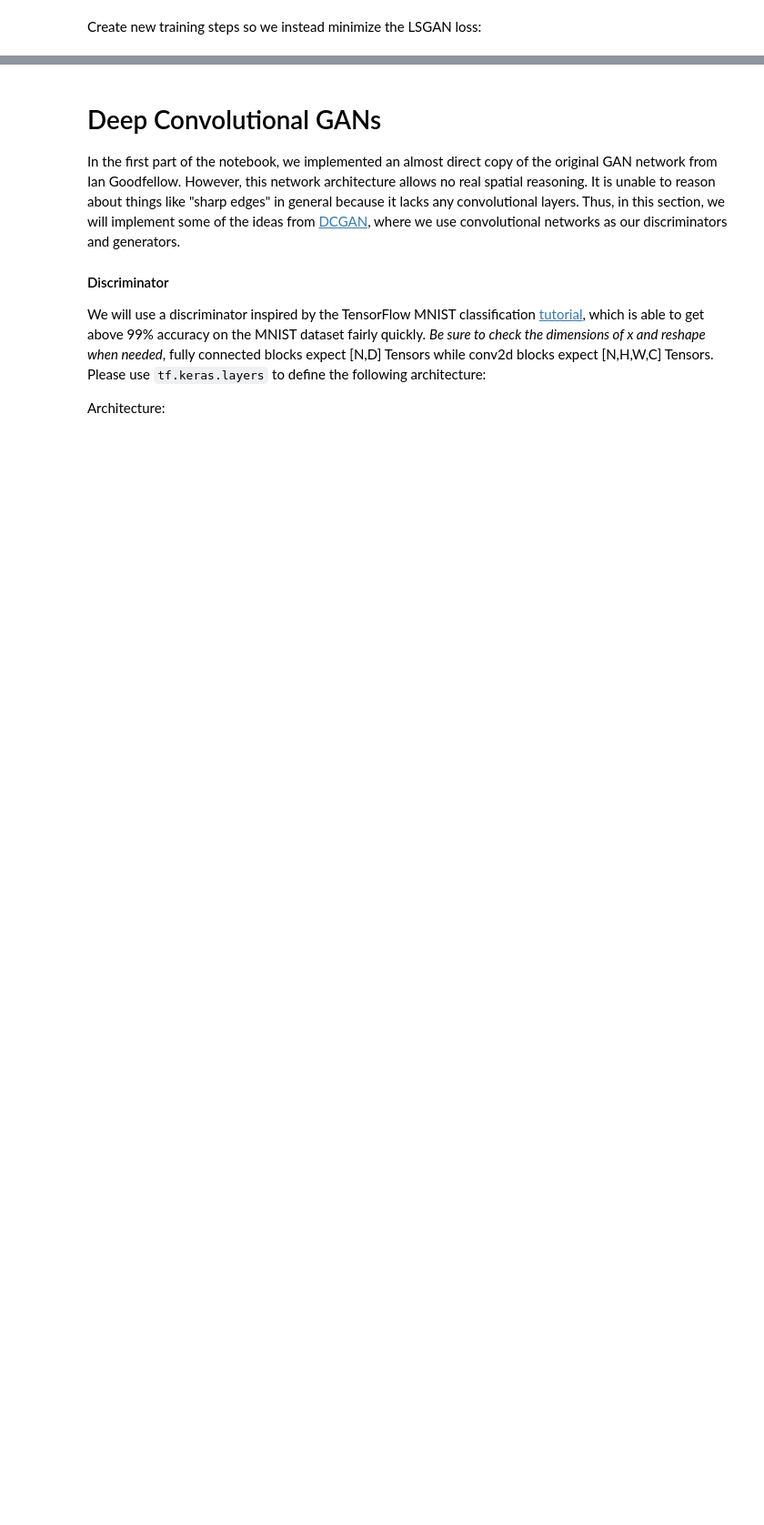
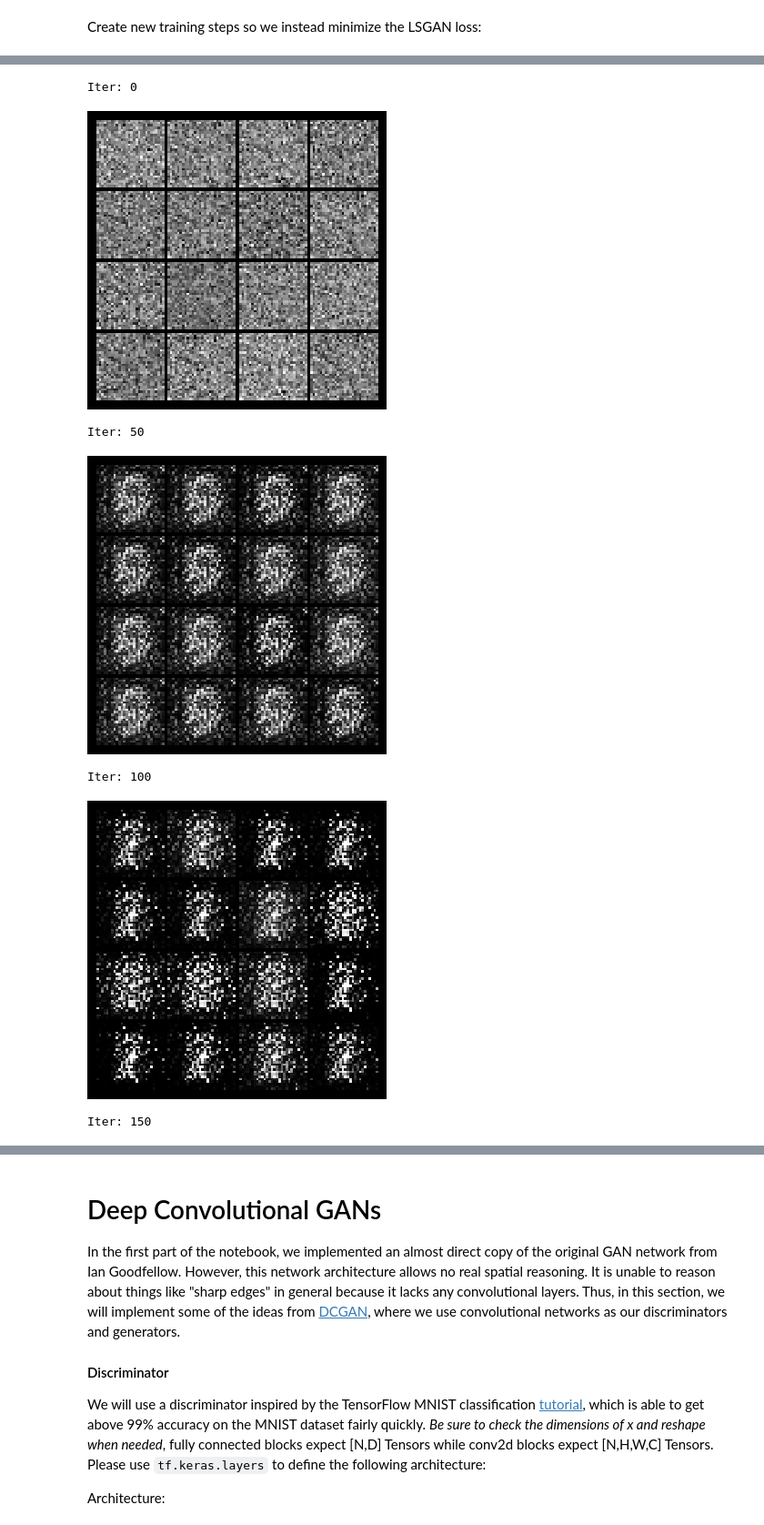
Before and after one commit to Andrew2077/GANS-Creation-Assigment-6, a Jupyter notebook: A6_GANs.ipynb, the cells around one changed output, grey strips where cells are left out. Shown at 91% size. Saved outputs shown, nothing was run; the diff lists cells and outputs as text; code cells hidden in the pictures; blank space fills up the shorter version.

```diff
--- a/A6_GANs.ipynb
+++ b/A6_GANs.ipynb
@@ -376,7 +467,8 @@ def get_solvers(learning_rate=1e-3, beta1=0.5):
     G_solver = None
     # *****START OF YOUR CODE (DO NOT DELETE/MODIFY THIS LINE)*****
 
-    pass
+    D_solver = tf.keras.optimizers.Adam(learning_rate=learning_rate, beta_1=beta1)
+    G_solver = tf.keras.optimizers.Adam(learning_rate=learning_rate, beta_1=beta1)
 
     # *****END OF YOUR CODE (DO NOT DELETE/MODIFY THIS LINE)*****
     return D_solver, G_solver
@@ -390,7 +482,7 @@ Well that wasn't so hard, was it? After the first epoch, you should see fuzzy ou
 # %% [markdown]
 Implement the training like we did in the tutorials
 # %%
-def run_a_gan(D, G, D_solver, G_solver, discriminator_loss, generator_loss,\
+def run_a_gan(D, G, D_solver, G_solver, discriminator_loss, generator_loss,
               show_every=250, print_every=20, batch_size=128, num_epochs=10, noise_size=96):
     """Train a GAN for a certain number of epochs.
 
@@ -413,29 +505,50 @@ def run_a_gan(D, G, D_solver, G_solver, discriminator_loss, generator_loss,\
 
           # Train discriminator
             with tf.GradientTape() as tape:
+                #* handeling real data
                 real_data = x
                 #print("img:", x.shape)
                 logits_real = D(preprocess_img(real_data))
 
                 ######START YOUR CODE HERE##########
+                #* handeling fake data
+                # z =tf.random.normal(shape=(batch_size, noise_size))
+                g_noise = sample_noise(batch_size, noise_size)
+                fake_images = G(g_noise)
+                # logits_fake = D(fake_images)
+                logits_fake = D(tf.reshape(fake_images, [batch_size, 784]))
 
+                #* loss and gradients
+                d_total_error = discriminator_loss(logits_real, logits_fake)
 
+            grads_d = tape.gradient(d_total_error, D.trainable_variables)
+            D_solver.apply_gradients(zip(grads_d, D.trainable_variables))
 
-                ######END YOUR CODE HERE##########
-
+            ######END YOUR CODE HERE##########
 
           # Train generator
             with tf.GradientTape() as tape:
 
                 ######START YOUR CODE HERE##########
+                #* handeling fake data
+                g_noise = sample_noise(batch_size, noise_size)
+                fake_images = G(g_noise)
 
+                #* handling genetated fake data
+                # g_logits_fake = D(fake_images)
 
+                g_logits_fake = D(tf.reshape(fake_images, [batch_size, 784]))
+                g_error = generator_loss(g_logits_fake)
 
+                #* loss and gradients
+            grads_g = tape.gradient(g_error, G.trainable_variables)
+            G_solver.apply_gradients(zip(grads_g, G.trainable_variables))
 
                 ######END YOUR CODE HERE##########
 
             if (iter_count % show_every == 0):
-                print('Epoch: {}, Iter: {}, D: {:.4}, G:{:.4}'.format(epoch, iter_count,d_total_error,g_error))
+                print('Epoch: {}, Iter: {}, D: {:.4}, G:{:.4}'.format(
+                    epoch, iter_count, d_total_error, g_error))
                 imgs_numpy = tf.identity(fake_images).numpy()
                 images.append(imgs_numpy[0:16])
 
@@ -491,7 +638,9 @@ def ls_discriminator_loss(scores_real, scores_fake):
     loss = None
     # *****START OF YOUR CODE (DO NOT DELETE/MODIFY THIS LINE)*****
 
-    pass
+    real_part = tf.reduce_mean(tf.square(scores_real - 1))
+    gen_part = tf.reduce_mean(tf.square(scores_fake))
+    loss = 0.5 * (real_part + gen_part)
 
     # *****END OF YOUR CODE (DO NOT DELETE/MODIFY THIS LINE)*****
     return loss
@@ -509,7 +658,7 @@ def ls_generator_loss(scores_fake):
     loss = None
     # *****START OF YOUR CODE (DO NOT DELETE/MODIFY THIS LINE)*****
 
-    pass
+    loss = 0.5 * tf.reduce_mean(tf.square(scores_fake - 1))
 
     # *****END OF YOUR CODE (DO NOT DELETE/MODIFY THIS LINE)*****
     return loss
@@ -542,8 +714,16 @@ images, final = run_a_gan(D, G, D_solver, G_solver, ls_discriminator_loss, ls_ge
 # %%
 numIter = 0
 for img in images:
     print("Iter: {}".format(numIter))
     show_images(img)
     plt.show()
-    numIter += 20
+    numIter += 50
     print()
+# %% [output]
+Iter: 0
+[figure, added]
+Iter: 50
+[figure, added]
+Iter: 100
+[figure, added]
+Iter: 150
```
Also changed, not shown: parts of 31 cells of this notebook, 1 other file.
